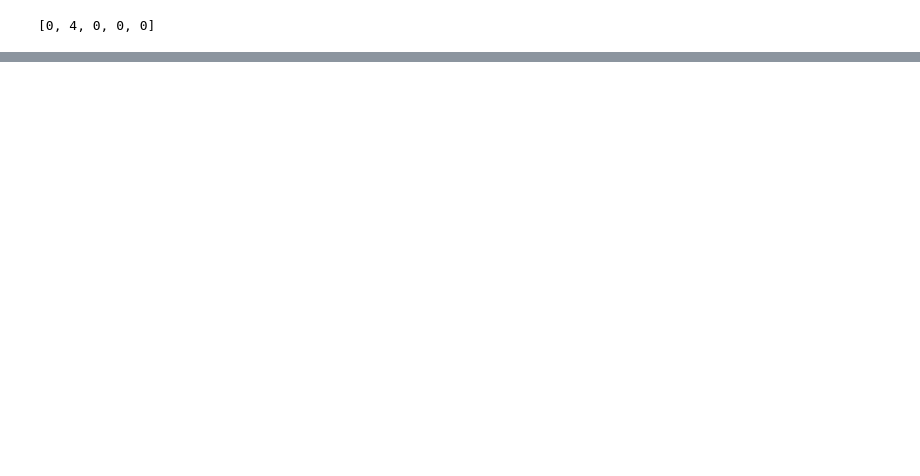
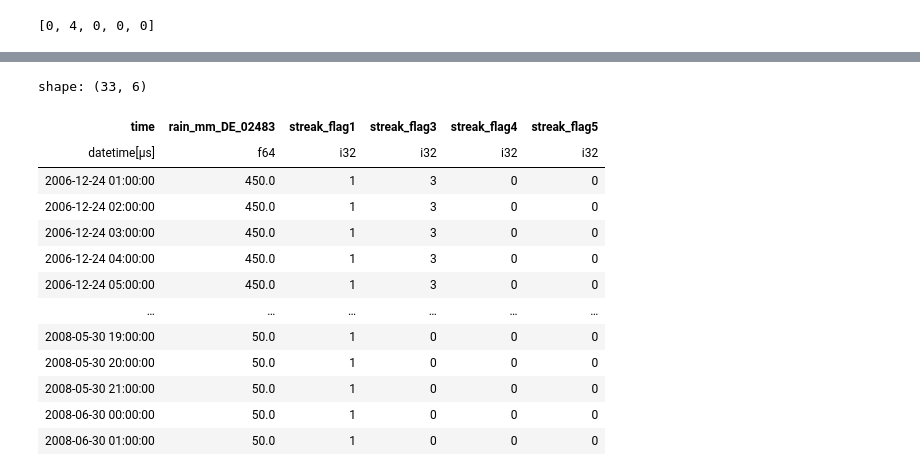
Before and after one commit to Thomasjkeel/RainfallQC-notebooks, a Jupyter notebook: notebooks/demo/rainfallQC_demo.ipynb, the cells around one changed output, grey strips where cells are left out. Saved outputs shown, nothing was run; the diff lists cells and outputs as text; code cells hidden in the pictures; blank space fills up the shorter version.

```diff
--- a/notebooks/demo/rainfallQC_demo.ipynb
+++ b/notebooks/demo/rainfallQC_demo.ipynb
@@ -111,0 +423,10 @@ shape: (3, 2)
+# %%
+streaks = timeseries_checks.streaks_check(
+    gdsr_data,
+    rain_col=RAIN_COL,
+    gauge_lat=gdsr_metadata["latitude"],
+    gauge_lon=gdsr_metadata["longitude"],
+    data_resolution=gdsr_metadata["resolution"],
+)
+
+streaks['streak_flag1'].value_counts()
@@ -111,0 +439,17 @@ shape: (3, 2)
+# %%
+streaks.filter(pl.col("streak_flag1") == 1)
+# %% [output]
+shape: (33, 6)
+| time | rain_mm_DE_02483 | streak_flag1 | streak_flag3 | streak_flag4 | streak_flag5 |
+| datetime[μs] | f64 | i32 | i32 | i32 | i32 |
+| 2006-12-24 01:00:00 | 450.0 | 1 | 3 | 0 | 0 |
+| 2006-12-24 02:00:00 | 450.0 | 1 | 3 | 0 | 0 |
+| 2006-12-24 03:00:00 | 450.0 | 1 | 3 | 0 | 0 |
+| 2006-12-24 04:00:00 | 450.0 | 1 | 3 | 0 | 0 |
+| 2006-12-24 05:00:00 | 450.0 | 1 | 3 | 0 | 0 |
+| … | … | … | … | … | … |
+| 2008-05-30 19:00:00 | 50.0 | 1 | 0 | 0 | 0 |
+| 2008-05-30 20:00:00 | 50.0 | 1 | 0 | 0 | 0 |
+| 2008-05-30 21:00:00 | 50.0 | 1 | 0 | 0 | 0 |
+| 2008-06-30 00:00:00 | 50.0 | 1 | 0 | 0 | 0 |
+| 2008-06-30 01:00:00 | 50.0 | 1 | 0 | 0 | 0 |
```
Also changed, not shown: parts of 70 cells of this notebook, 2 other files.
